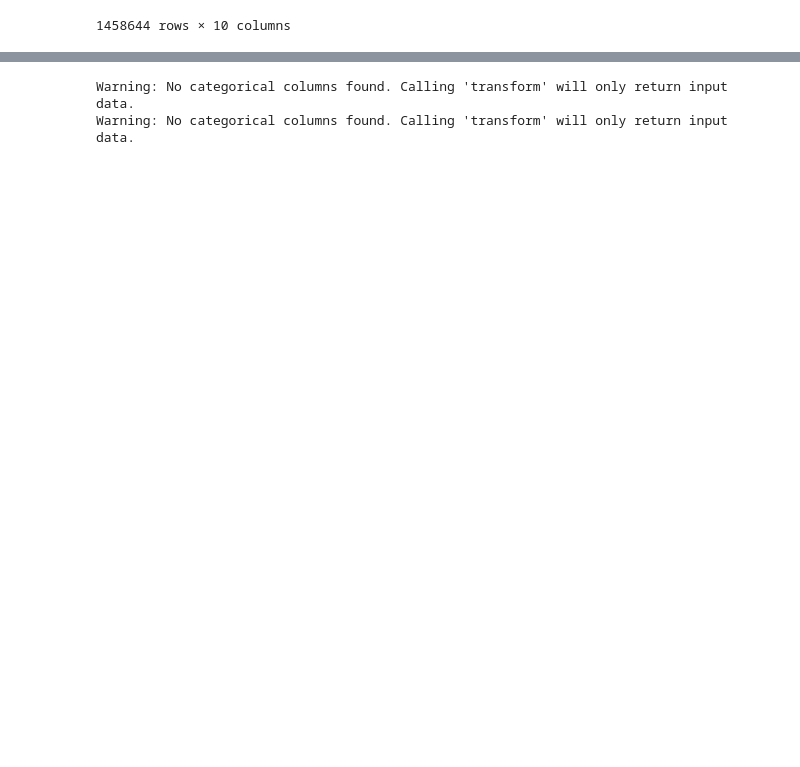
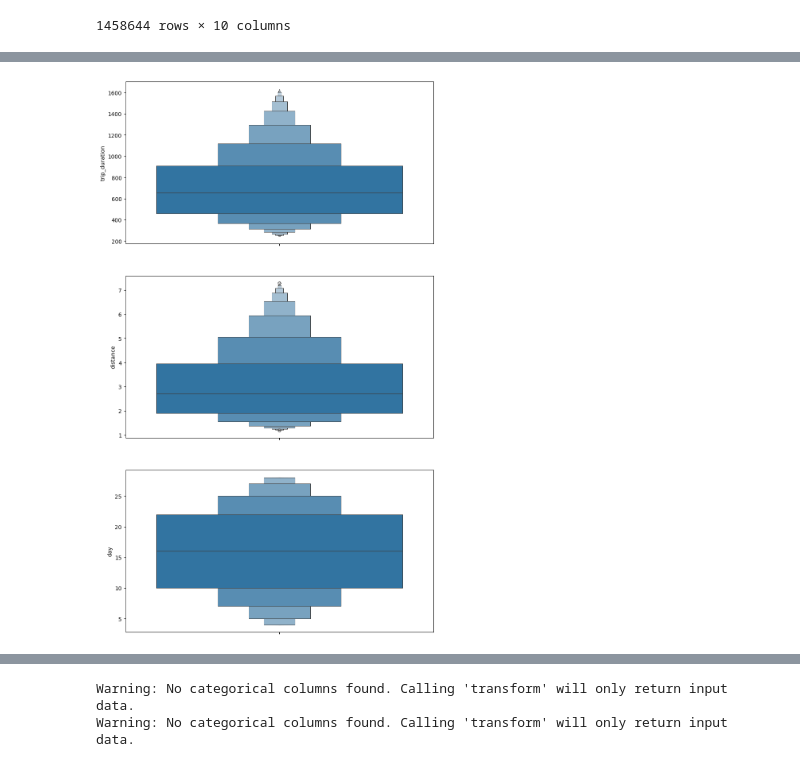
Before and after one commit to Demo13B/ML, a Jupyter notebook: LW2/Lab2.lean.ipynb, the cells around one changed output, grey strips where cells are left out. Cells and saved outputs as stored; diff of their text form; code cells hidden in the pictures; blank space fills up the shorter version.

```diff
--- a/LW2/Lab2.lean.ipynb
+++ b/LW2/Lab2.lean.ipynb
@@ -228,3 +187,7 @@ train_df2
+# %%
+draw_boxexplot(train_df1, ['trip_duration', 'distance', 'day'])
+# %% [output]
+[figure, added]
 # %%
 def data_cleaner(df: pd.DataFrame) -> pd.DataFrame:
     df = df[(df['passenger_count'] >= 1) & (df['passenger_count'] <= 6)]
```
Also changed, not shown: parts of 28 cells of this notebook.
